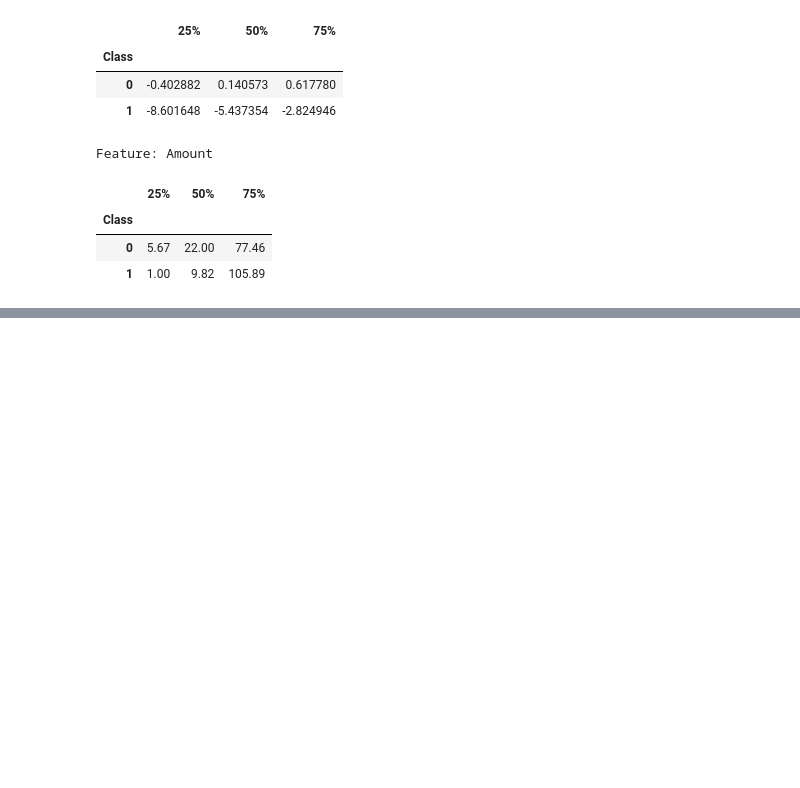
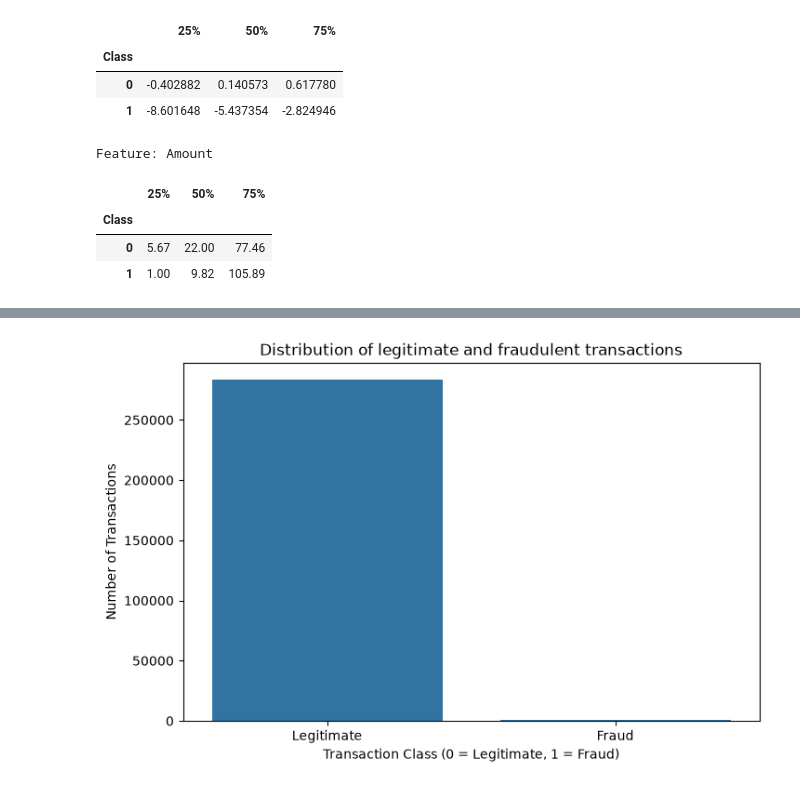
Before and after one commit to Kayathri-maths/AI_Fraud_model, a Jupyter notebook: notebooks/01_feature_analysis.ipynb, the cells around one changed output, grey strips where cells are left out. Cells and saved outputs as stored; diff of their text form; code cells hidden in the pictures; blank space fills up the shorter version.

```diff
--- a/notebooks/01_feature_analysis.ipynb
+++ b/notebooks/01_feature_analysis.ipynb
@@ -221,0 +368,13 @@ Feature: Amount
+# %%
+plt.figure(figsize=(8, 5))
+
+sns.countplot(data=df, x="Class")
+
+plt.title("Distribution of legitimate and fraudulent transactions")
+plt.xlabel("Transaction Class (0 = Legitimate, 1 = Fraud)")
+plt.ylabel("Number of Transactions")
+plt.xticks([0, 1], ["Legitimate", "Fraud"])
+
+plt.show()
+# %% [output]
+[figure, added]
```
Also changed, not shown: parts of 7 cells of this notebook.
